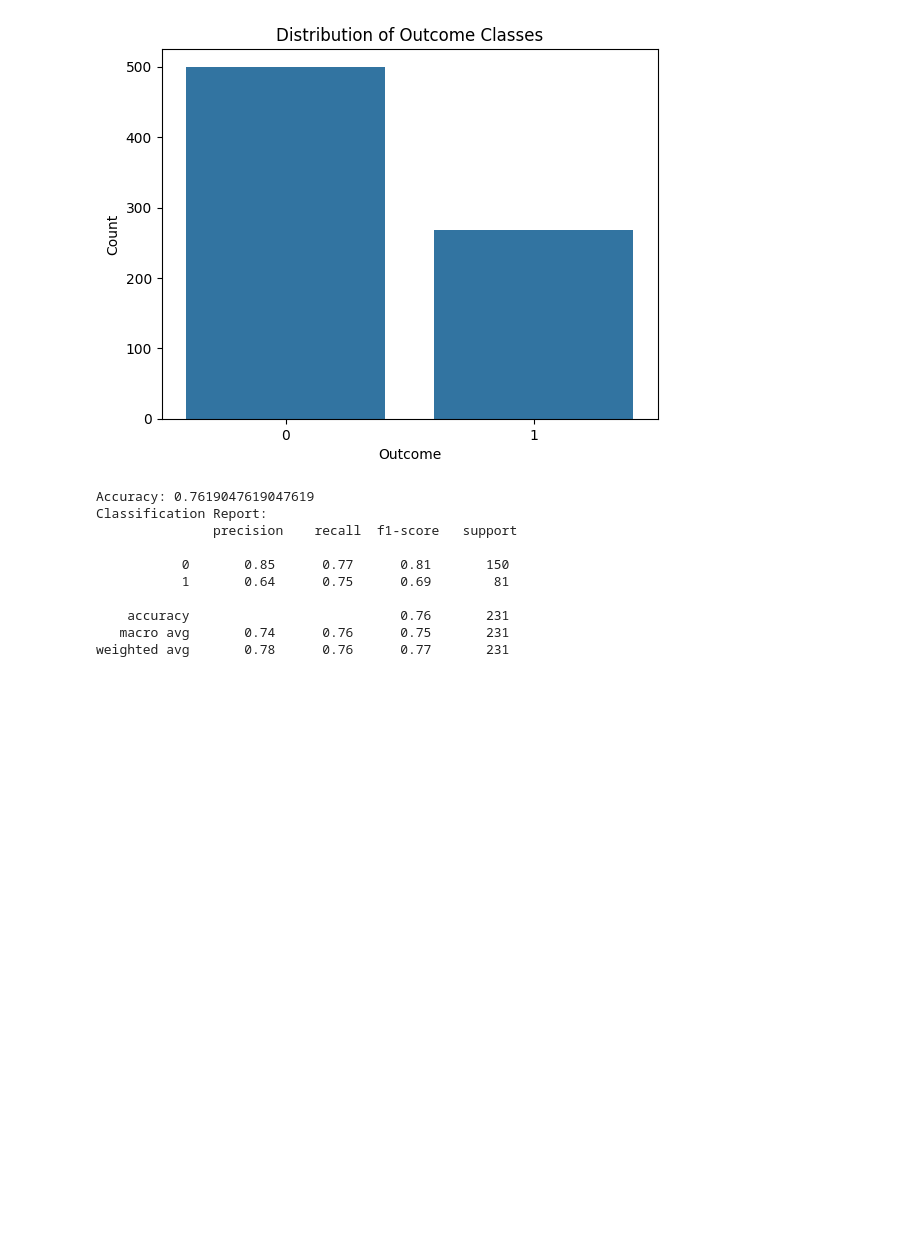
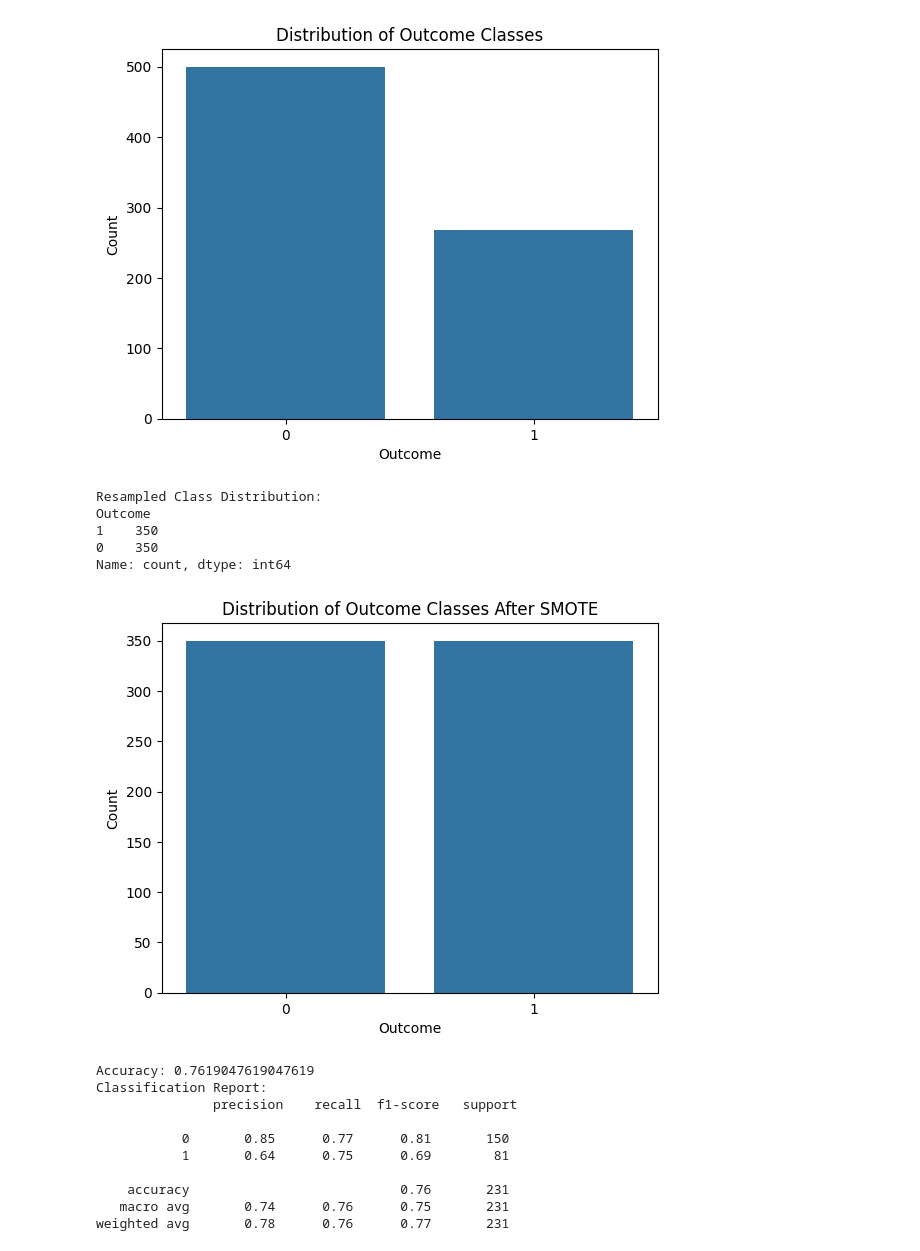
Before and after one commit to sakuna47/Diabetes_Prediction-, a Jupyter notebook: Diabetes_Prediction_.ipynb, the cells around one changed output. Saved outputs shown, nothing was run; the diff lists cells and outputs as text; code cells hidden in the pictures; blank space fills up the shorter version.

Commit message:
visualize after smote

```diff
--- a/Diabetes_Prediction_.ipynb
+++ b/Diabetes_Prediction_.ipynb
@@ -148,6 +152,36 @@ Outcome
 1    268
 Name: count, dtype: int64
 [figure]
+# %%
+# Apply SMOTE only on training set
+smote = SMOTE(random_state=42)
+X_train_smote, y_train_smote = smote.fit_resample(X_train, y_train)
+
+# Create a DataFrame from the resampled data
+df_resampled = pd.DataFrame(X_train_smote, columns=X.columns)  # Use original feature names
+df_resampled["Outcome"] = y_train_smote  # Add the target variable
+
+import seaborn as sns
+import matplotlib.pyplot as plt
+
+# Count the new class distribution
+new_class_counts = df_resampled["Outcome"].value_counts()
+print("Resampled Class Distribution:")
+print(new_class_counts)
+
+# Plot the new distribution
+sns.barplot(x=new_class_counts.index, y=new_class_counts.values)
+plt.xlabel("Outcome")
+plt.ylabel("Count")
+plt.title("Distribution of Outcome Classes After SMOTE")
+plt.show()
+# %% [output]
+Resampled Class Distribution:
+Outcome
+1    350
+0    350
+Name: count, dtype: int64
+[figure, added]
 # %%
 
 from imblearn.over_sampling import SMOTE
```
Also changed, not shown: parts of 1 cell of this notebook.
